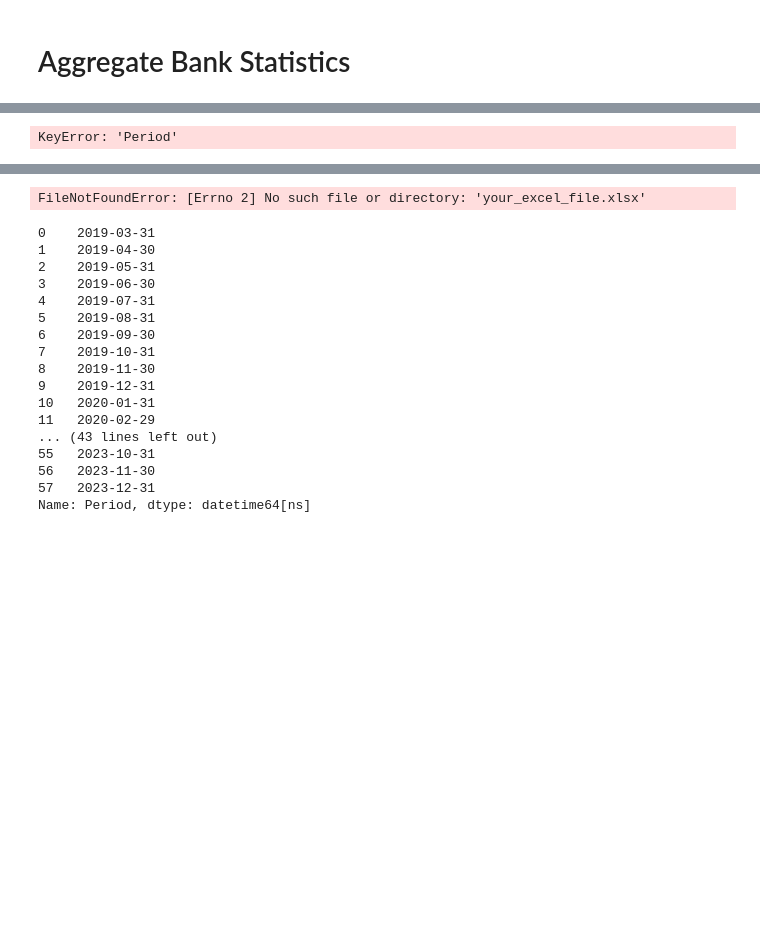
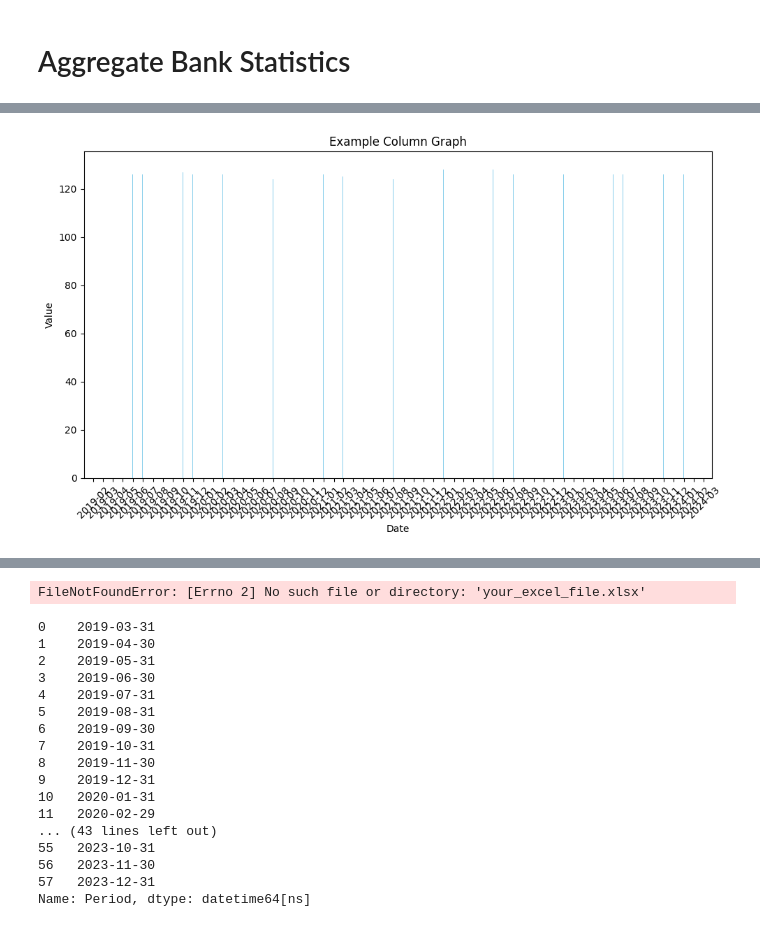
Before and after one commit to tyefraser/rba_monthly_adi_statistics_excel, a Jupyter notebook: rba_monthly_adi_statistics.ipynb, the cells around one changed output, grey strips where cells are left out. Drawn from its saved outputs; the diff is of its cells as text; code cells hidden in the pictures; blank space fills up the shorter version.

```diff
--- a/rba_monthly_adi_statistics.ipynb
+++ b/rba_monthly_adi_statistics.ipynb
@@ -194,0 +148,5 @@ narrow_rba_monthly_stats_df.to_excel('testing.xlsx', index=False)
+# %%
+df = narrow_rba_monthly_stats_df[
+    (narrow_rba_monthly_stats_df['Variable'] == 'Cash and deposits with financial institutions') &
+    (narrow_rba_monthly_stats_df['Institution Name'] == 'Woori Bank')
+][['Period', 'Variable']]
@@ -367,5 +407,19 @@ plot_column_graph_plotly(
     title='Column Graph',
     xlabel='Date',
     ylabel='Value')
-# %% [output]
-KeyError: 'Period'
+# %%
+from utils_visualise_data import plot_column_graph
+
+# Example usage:
+# Replace date_series and value_series with your actual date and value columns
+#date_series = pd.to_datetime(['2022-01-01', '2022-02-01', '2022-03-01'])
+#value_series = [10, 15, 20]
+
+plot_column_graph(
+    date_column=df['Period'],
+    value_column=df['Entities - count'],
+    title='Example Column Graph',
+    xlabel='Date',
+    ylabel='Value')
+# %% [output]
+[figure, added]
```
Also changed, not shown: parts of 26 cells of this notebook, 6 other files.
